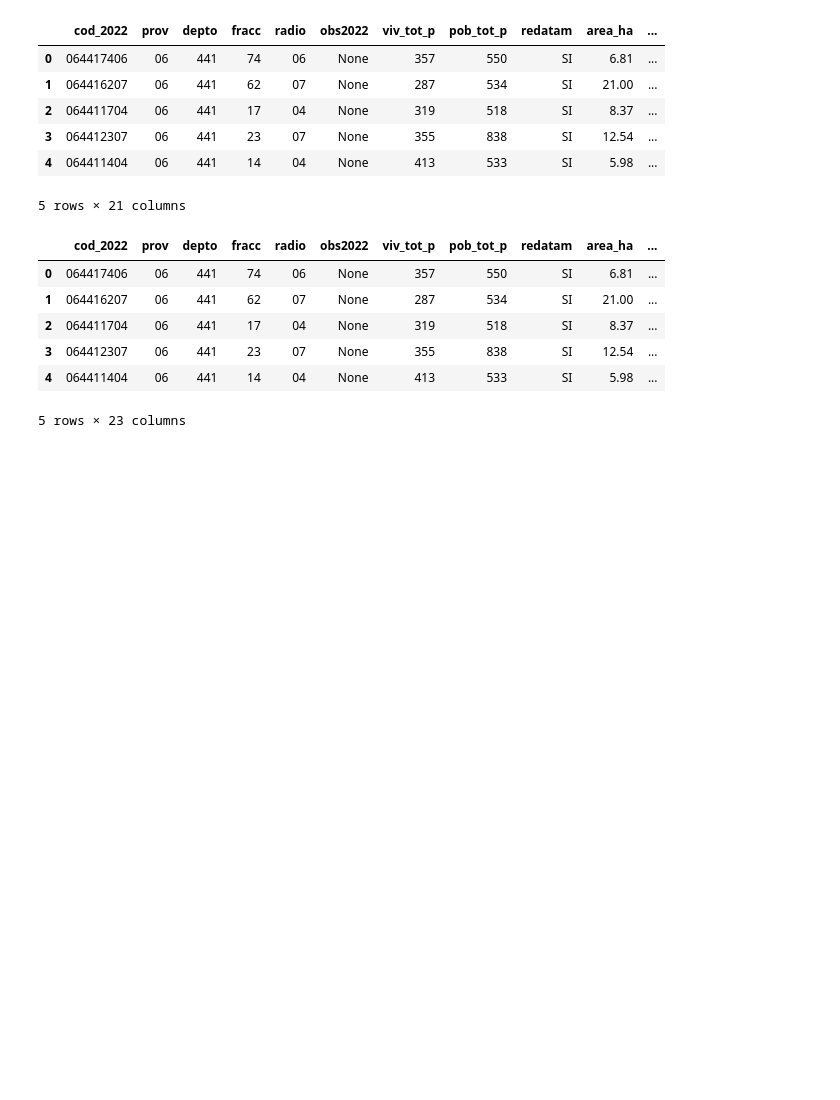
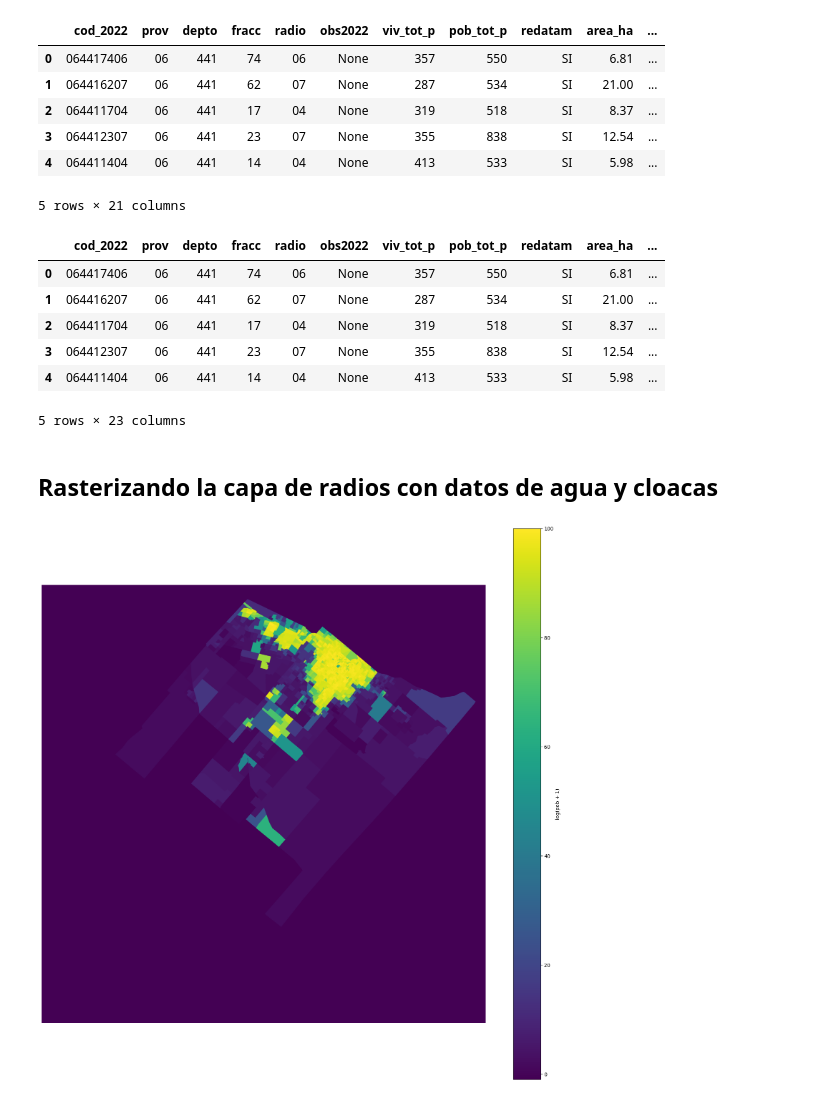
Before and after one commit to nlebovits/ciut-riesgo, a Jupyter notebook: notebooks/riesgo.ipynb, the cells around one changed output. Cells and saved outputs as stored; diff of their text form; code cells hidden in the pictures; blank space fills up the shorter version.

Commit message:
rasterizar porcentajes de cobertura de agua y cloacas

```diff
--- a/notebooks/riesgo.ipynb
+++ b/notebooks/riesgo.ipynb
@@ -976,3 +976,5 @@ radios_servicios.head()
 | 3 | 064412307 | 06 | 441 | 23 | 07 | None | 355 | 838 | SI | 12.54 | ... |
 | 4 | 064411404 | 06 | 441 | 14 | 04 | None | 413 | 533 | SI | 5.98 | ... |
 5 rows × 23 columns
+# %% [markdown]
+## Rasterizando la capa de radios con datos de agua y cloacas
@@ -978,0 +1038,20 @@ radios_servicios.head()
+# %%
+servicios_raster = rasterize_by_radio(
+    radios_servicios,
+    "porcentaje_cloacas",
+    out_shape=(height_original, width_original),
+    transform=transform_original,
+    all_touched=ALL_TOUCHED,
+    fill_value=-1,  # -1 for pixels not in any radio
+    tipo="intensivo",
+)
+# %%
+
+plt.figure(figsize=(20, 20))
+plt.imshow(servicios_raster, cmap="viridis")
+plt.title("")
+plt.colorbar(label="log(pob + 1)")
+plt.axis("off")
+plt.show()
+# %% [output]
+[figure, added]
```
Also changed, not shown: parts of 2 cells of this notebook.
